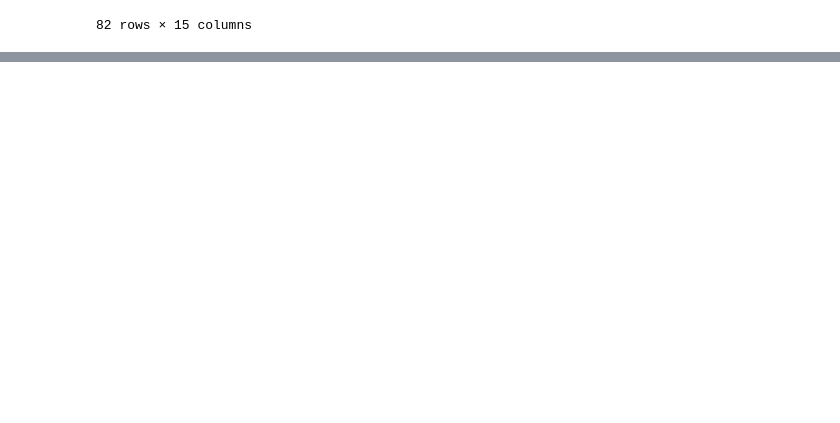
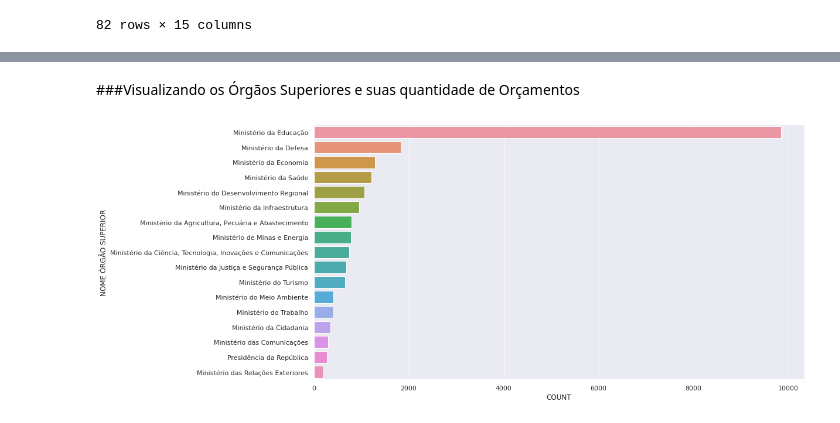
Before and after one commit to danlamberg/Atividade-Data-Science, a Jupyter notebook: Trabalho_Bimestral.ipynb, the cells around one changed output, grey strips where cells are left out. Cells and saved outputs as stored; diff of their text form; code cells hidden in the pictures; blank space fills up the shorter version.

```diff
--- a/Trabalho_Bimestral.ipynb
+++ b/Trabalho_Bimestral.ipynb
@@ -267,0 +287,14 @@ df_amos_simples
+# %% [markdown]
+###Visualizando os Órgãos Superiores e suas quantidade de Orçamentos
+# %%
+dfgraph = df.groupby(['NOME ÓRGÃO SUPERIOR']).size().reset_index(name = 'COUNT')
+dfgraph = dfgraph.sort_values('COUNT')
+dfgraph = dfgraph[dfgraph['COUNT'] > 200].sort_values('COUNT', ascending=False)
+
+plt.figure(figsize=(15,8))
+
+b = sns.barplot(data=dfgraph, x="COUNT", y="NOME ÓRGÃO SUPERIOR", orient="h")
+
+plt.show()
+# %% [output]
+[figure, added]
```
Also changed, not shown: parts of 54 cells of this notebook.
